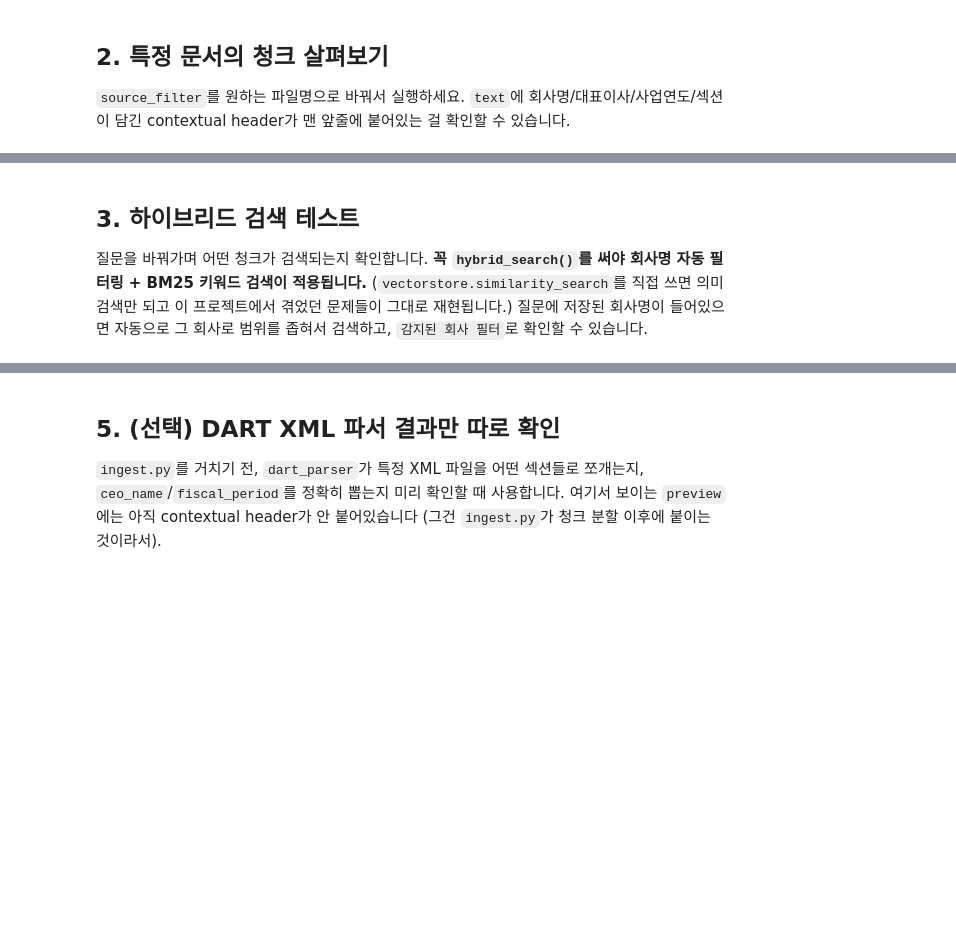
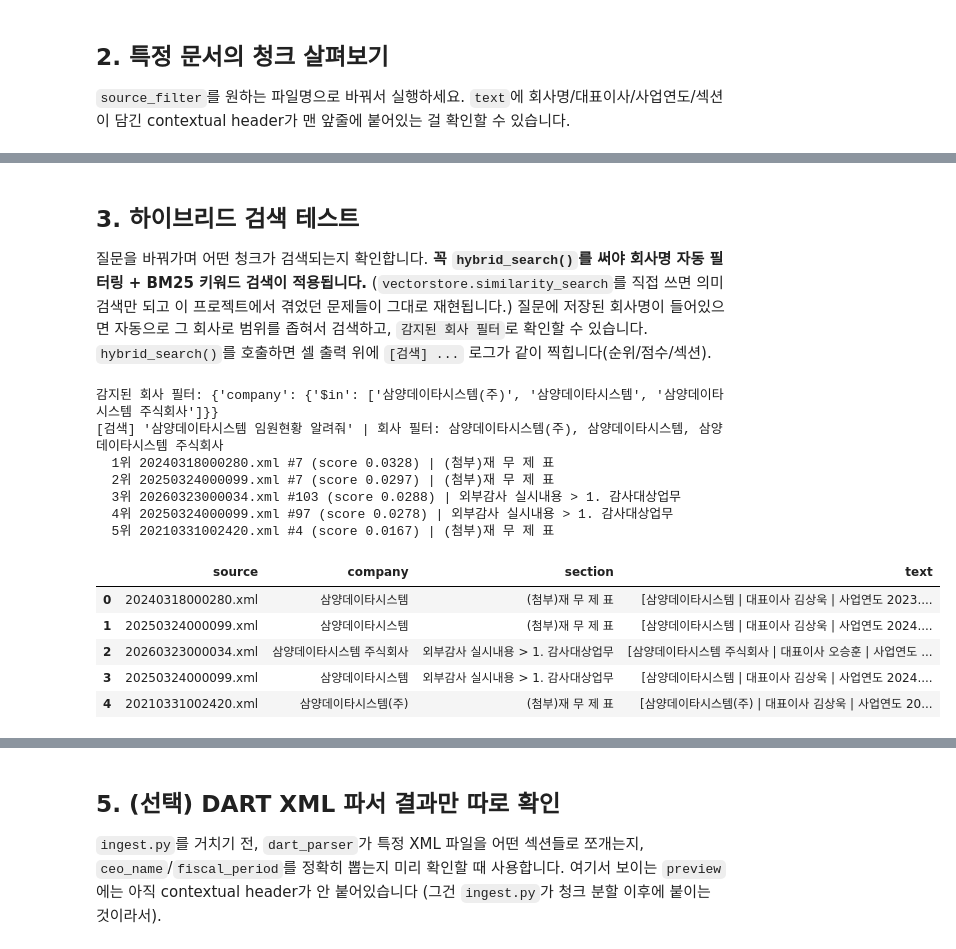
Before and after one commit to woominju0208/RAG, a Jupyter notebook: explore_data.ipynb, the cells around one changed output, grey strips where cells are left out. Cells and saved outputs as stored; diff of their text form; code cells hidden in the pictures; blank space fills up the shorter version.

```diff
--- a/explore_data.ipynb
+++ b/explore_data.ipynb
@@ -31,20 +61,34 @@ df[df["source"] == source_filter][["chunk_index", "section", "ceo_name", "text"]
 # %% [markdown]
 ## 3. 하이브리드 검색 테스트
-질문을 바꿔가며 어떤 청크가 검색되는지 확인합니다. **꼭 `hybrid_search()`를 써야 회사명 자동 필터링 + BM25 키워드 검색이 적용됩니다.** (`vectorstore.similarity_search`를 직접 쓰면 의미 검색만 되고 이 프로젝트에서 겪었던 문제들이 그대로 재현됩니다.) 질문에 저장된 회사명이 들어있으면 자동으로 그 회사로 범위를 좁혀서 검색하고, `감지된 회사 필터`로 확인할 수 있습니다.
+질문을 바꿔가며 어떤 청크가 검색되는지 확인합니다. **꼭 `hybrid_search()`를 써야 회사명 자동 필터링 + BM25 키워드 검색이 적용됩니다.** (`vectorstore.similarity_search`를 직접 쓰면 의미 검색만 되고 이 프로젝트에서 겪었던 문제들이 그대로 재현됩니다.) 질문에 저장된 회사명이 들어있으면 자동으로 그 회사로 범위를 좁혀서 검색하고, `감지된 회사 필터`로 확인할 수 있습니다. `hybrid_search()`를 호출하면 셀 출력 위에 `[검색] ...` 로그가 같이 찍힙니다(순위/점수/섹션).
 # %%
-question = "삼양애니팜 대표이사가 누구야?"
+question = "삼양사 임원현황 알려줘"
 print("감지된 회사 필터:", _detect_company_filter(question))
 
 docs = hybrid_search(question, k=5)
 pd.DataFrame([
     {
         "source": doc.metadata.get("source"),
         "company": doc.metadata.get("company"),
         "section": doc.metadata.get("section"),
         "text": doc.page_content[:200],
     }
     for doc in docs
 ])
+# %% [output]
+감지된 회사 필터: {'company': {'$in': ['삼양데이타시스템(주)', '삼양데이타시스템', '삼양데이타시스템 주식회사']}}
+[검색] '삼양데이타시스템 임원현황 알려줘' | 회사 필터: 삼양데이타시스템(주), 삼양데이타시스템, 삼양데이타시스템 주식회사
+  1위 20240318000280.xml #7 (score 0.0328) | (첨부)재 무 제 표
+  2위 20250324000099.xml #7 (score 0.0297) | (첨부)재 무 제 표
+  3위 20260323000034.xml #103 (score 0.0288) | 외부감사 실시내용 > 1. 감사대상업무
+  4위 20250324000099.xml #97 (score 0.0278) | 외부감사 실시내용 > 1. 감사대상업무
+  5위 20210331002420.xml #4 (score 0.0167) | (첨부)재 무 제 표
+|  | source | company | section | text |
+| 0 | 20240318000280.xml | 삼양데이타시스템 | (첨부)재 무 제 표 | [삼양데이타시스템 | 대표이사 김상욱 | 사업연도 2023.... |
+| 1 | 20250324000099.xml | 삼양데이타시스템 | (첨부)재 무 제 표 | [삼양데이타시스템 | 대표이사 김상욱 | 사업연도 2024.... |
+| 2 | 20260323000034.xml | 삼양데이타시스템 주식회사 | 외부감사 실시내용 > 1. 감사대상업무 | [삼양데이타시스템 주식회사 | 대표이사 오승훈 | 사업연도 ... |
+| 3 | 20250324000099.xml | 삼양데이타시스템 | 외부감사 실시내용 > 1. 감사대상업무 | [삼양데이타시스템 | 대표이사 김상욱 | 사업연도 2024.... |
+| 4 | 20210331002420.xml | 삼양데이타시스템(주) | (첨부)재 무 제 표 | [삼양데이타시스템(주) | 대표이사 김상욱 | 사업연도 20... |
 # %%
 # 참고용: 벡터(의미) 검색만 썼을 때는 어떻게 다른지 비교 (하이브리드 검색과 결과가 다를 수 있음)
 results = vectorstore.similarity_search_with_score(question, k=5)
```
Also changed, not shown: parts of 9 cells of this notebook, 7 other files.
